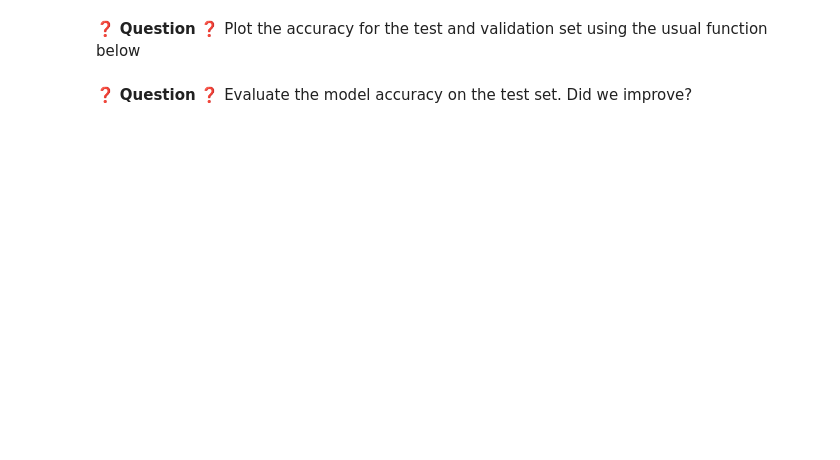
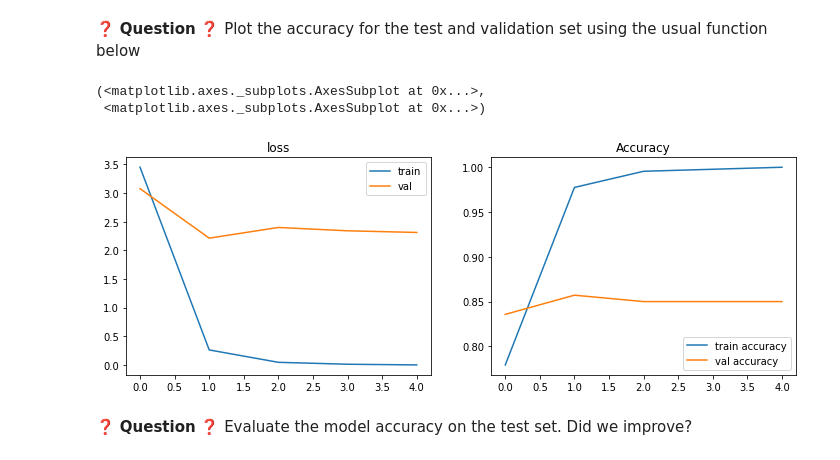
Before and after one commit to vinpap/mednet, a Jupyter notebook: PART1_TransfertLearning_TensorflowKeras/transfer_learning.ipynb, the cells around one changed output. Saved outputs shown, nothing was run; the diff lists cells and outputs as text; code cells hidden in the pictures; blank space fills up the shorter version.

```diff
--- a/PART1_TransfertLearning_TensorflowKeras/transfer_learning.ipynb
+++ b/PART1_TransfertLearning_TensorflowKeras/transfer_learning.ipynb
@@ -293,0 +386,4 @@ def add_last_layers(model):
+# %%
+model = load_model()
+model = add_last_layers(model)
+print(model.summary())
@@ -301,3 +411,12 @@ def build_model():
+# %%
+from tensorflow.keras import optimizers
+
+def build_model():
+    model = load_model()
+    model = add_last_layers(model)
+    opt = optimizers.Adam(learning_rate=0.0001)
+    model.compile(loss='categorical_crossentropy', optimizer=opt, metrics=["accuracy"])
+    return model
 # %% [markdown]
 ## 3.2 Back to the data
 
@@ -310,0 +428,9 @@ from tensorflow.keras.applications.vgg16 import preprocess_input
+# %%
+X_train = preprocess_input(X_train)
+# y_train = preprocess_input(y_train)
+X_val = preprocess_input(X_val)
+# y_val = preprocess_input(y_val)
+X_test = preprocess_input(X_test)
+# y_test = preprocess_input(y_test)
+
+print(X_train[0])
@@ -318,0 +461,13 @@ from tensorflow.keras.applications.vgg16 import preprocess_input
+# %%
+from tensorflow.keras.callbacks import EarlyStopping
+
+stopping_criterion = EarlyStopping(patience=3)
+model = build_model()
+history = model.fit(x=X_train,
+                    y=y_train,
+                    batch_size=16,
+                    epochs=30,
+                    verbose=1,
+                    validation_data=(X_val, y_val),
+                    callbacks=[stopping_criterion]
+                    )
@@ -344,2 +508,8 @@ def plot_history(history, title='', axs=None, exp_name=""):
+# %%
+plot_history(history)
+# %% [output]
+(<matplotlib.axes._subplots.AxesSubplot at 0x...>,
+ <matplotlib.axes._subplots.AxesSubplot at 0x...>)
+[figure, added]
 # %% [markdown]
 ❓ **Question** ❓ Evaluate the model accuracy on the test set. Did we improve?
```
Also changed, not shown: parts of 28 cells of this notebook, 1 other file.
